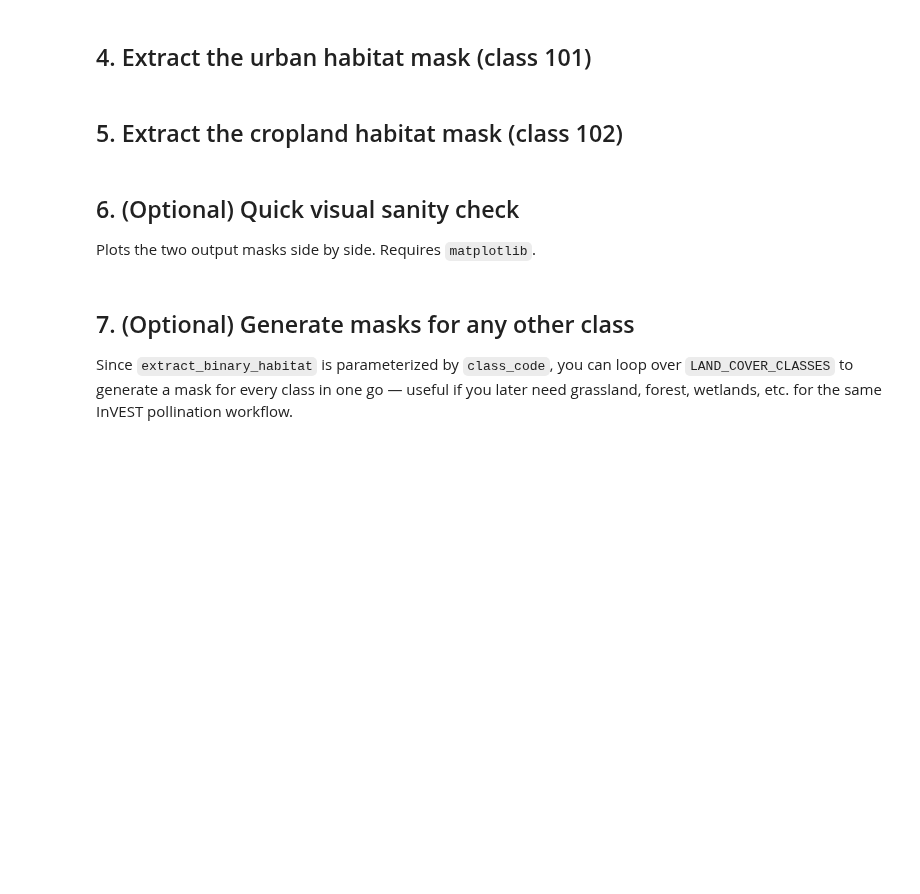
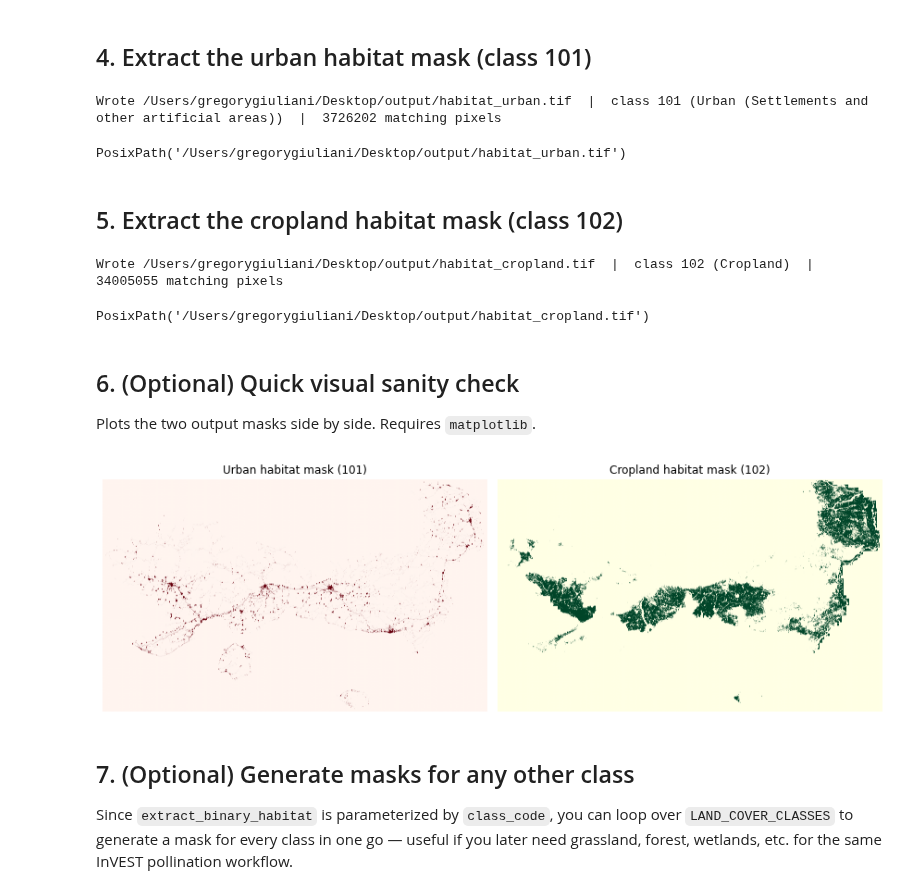
Before and after one commit to LivingEarthLab/HE-LandShift, a Jupyter notebook: WP3/ecosystem_services/habitat-quality/habitat_threats_extraction.ipynb, the cells around one changed output. Drawn from its saved outputs; the diff is of its cells as text; code cells hidden in the pictures; blank space fills up the shorter version.

Commit message:
Habitat

```diff
--- a/WP3/ecosystem_services/habitat-quality/habitat_threats_extraction.ipynb
+++ b/WP3/ecosystem_services/habitat-quality/habitat_threats_extraction.ipynb
@@ -43,10 +43,10 @@ from rasterio.enums import Resampling
 Edit these paths/values for your data.
 # %%
 # --- Input ---
-INPUT_RASTER = "landcover.tif"          # path to the input categorical land cover raster
+INPUT_RASTER = "/Users/gregorygiuliani/Desktop/input/LE_D26_macedonia_2017_maesL2.tif"          # path to the input categorical land cover raster
 
 # --- Output ---
-OUTPUT_DIR = "."                        # directory where output GeoTIFFs will be written
+OUTPUT_DIR = "/Users/gregorygiuliani/Desktop/output"                        # directory where output GeoTIFFs will be written
 
 # --- Land cover class lookup (MAES Level 2) ---
 LAND_COVER_CLASSES = {
@@ -135,6 +135,9 @@ extract_binary_habitat(
     output_path=urban_output,
     preserve_source_nodata=PRESERVE_SOURCE_NODATA,
 )
+# %% [output]
+Wrote /Users/gregorygiuliani/Desktop/output/habitat_urban.tif  |  class 101 (Urban (Settlements and other artificial areas))  |  3726202 matching pixels
+PosixPath('/Users/gregorygiuliani/Desktop/output/habitat_urban.tif')
 # %% [markdown]
 ## 5. Extract the cropland habitat mask (class 102)
 # %%
@@ -146,27 +149,34 @@ extract_binary_habitat(
     output_path=cropland_output,
     preserve_source_nodata=PRESERVE_SOURCE_NODATA,
 )
+# %% [output]
+Wrote /Users/gregorygiuliani/Desktop/output/habitat_cropland.tif  |  class 102 (Cropland)  |  34005055 matching pixels
+PosixPath('/Users/gregorygiuliani/Desktop/output/habitat_cropland.tif')
 # %% [markdown]
 ## 6. (Optional) Quick visual sanity check
 
 Plots the two output masks side by side. Requires `matplotlib`.
 # %%
+'''
 import matplotlib.pyplot as plt
 
 fig, axes = plt.subplots(1, 2, figsize=(12, 6))
 
 with rasterio.open(urban_output) as src:
     axes[0].imshow(src.read(1), cmap="Reds", vmin=0, vmax=1)
     axes[0].set_title("Urban habitat mask (101)")
     axes[0].axis("off")
 
 with rasterio.open(cropland_output) as src:
     axes[1].imshow(src.read(1), cmap="YlGn", vmin=0, vmax=1)
     axes[1].set_title("Cropland habitat mask (102)")
     axes[1].axis("off")
 
 plt.tight_layout()
 plt.show()
+'''
+# %% [output]
+[figure, added]
 # %% [markdown]
 ## 7. (Optional) Generate masks for any other class
 
```
Also changed, not shown: 1 other file.
